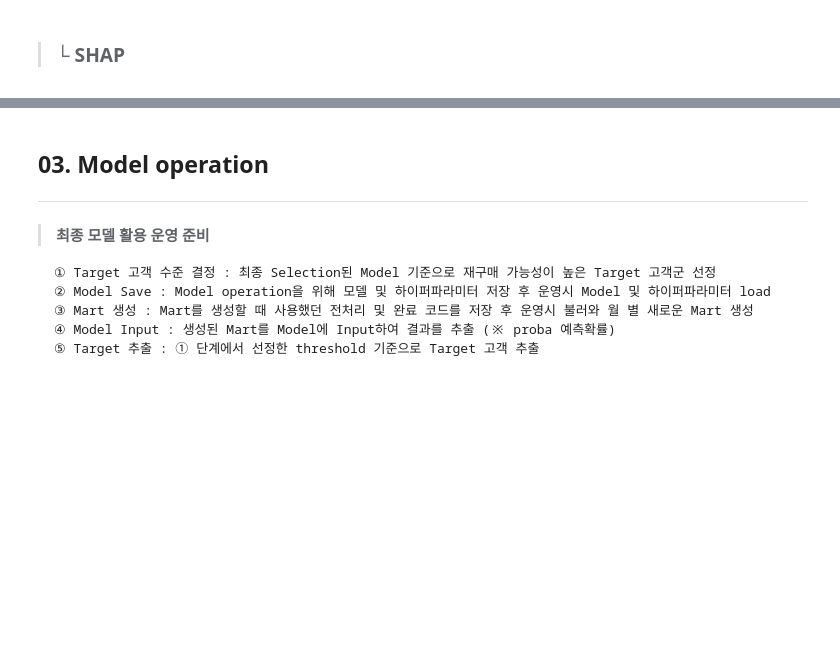
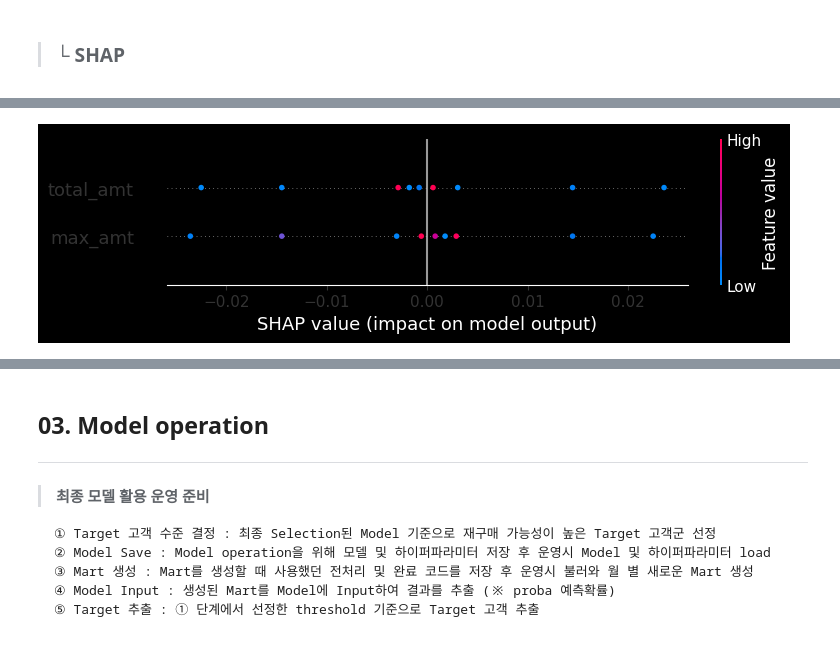
Before and after one commit to asyncFlow-dad/TIL_python, a Jupyter notebook: TIL/data analysis/Part 3. 데이터 분석 프로세스 (step by step).ipynb, the cells around one changed output, grey strips where cells are left out. Cells and saved outputs as stored; diff of their text form; code cells hidden in the pictures; blank space fills up the shorter version.

```diff
--- a/TIL/data analysis/Part 3. 데이터 분석 프로세스 (step by step).ipynb
+++ b/TIL/data analysis/Part 3. 데이터 분석 프로세스 (step by step).ipynb
@@ -2321,7 +2566,32 @@ shap.force_plot(explainer.expected_value[1], shap_values[1][0,:], feature_names
-# %%
-import shap
-shap.initjs()
-# ▶ LGBM shap
-explainer = shap.TreeExplainer(LGBM)
-shap_values = explainer.shap_values(x_test)
-shap.summary_plot(shap_values, x_test, feature_names=x_test.columns, plot_type="bar")
+# %%
+# ▶ RFC shap
+
+# Ensure correct types and shapes for SHAP summary plot (use only numeric test columns)
+x_test_numeric = x_test.select_dtypes(include=[np.number])
+
+# Get the correct class index from shap_values (1 for 'positive' class in binary)
+shap_array = shap_values[1]
+
+# Align number of rows (samples) and columns (features)
+# If x_test_numeric was further subset or index differs, use .values to align raw arrays
+if shap_array.shape[0] != x_test_numeric.shape[0]:
+    min_rows = min(shap_array.shape[0], x_test_numeric.shape[0])
+    shap_array = shap_array[:min_rows, :]
+    x_test_numeric_plot = x_test_numeric.iloc[:min_rows, :]
+else:
+    x_test_numeric_plot = x_test_numeric
+
+# If SHAP array has extra columns (very rare), align to x_test_numeric columns count
+if shap_array.shape[1] > x_test_numeric_plot.shape[1]:
+    shap_array = shap_array[:, :x_test_numeric_plot.shape[1]]
+elif shap_array.shape[1] < x_test_numeric_plot.shape[1]:
+    x_test_numeric_plot = x_test_numeric_plot.iloc[:, :shap_array.shape[1]]
+
+# Final shape check to avoid errors
+assert shap_array.shape == x_test_numeric_plot.shape, (
+    f"Final shape mismatch: SHAP {shap_array.shape}, x_test_numeric {x_test_numeric_plot.shape}"
+)
+
+shap.summary_plot(shap_array, x_test_numeric_plot, feature_names=x_test_numeric_plot.columns)
+# %% [output]
+[figure, added]
```
Also changed, not shown: parts of 33 cells of this notebook, 2 other files.
